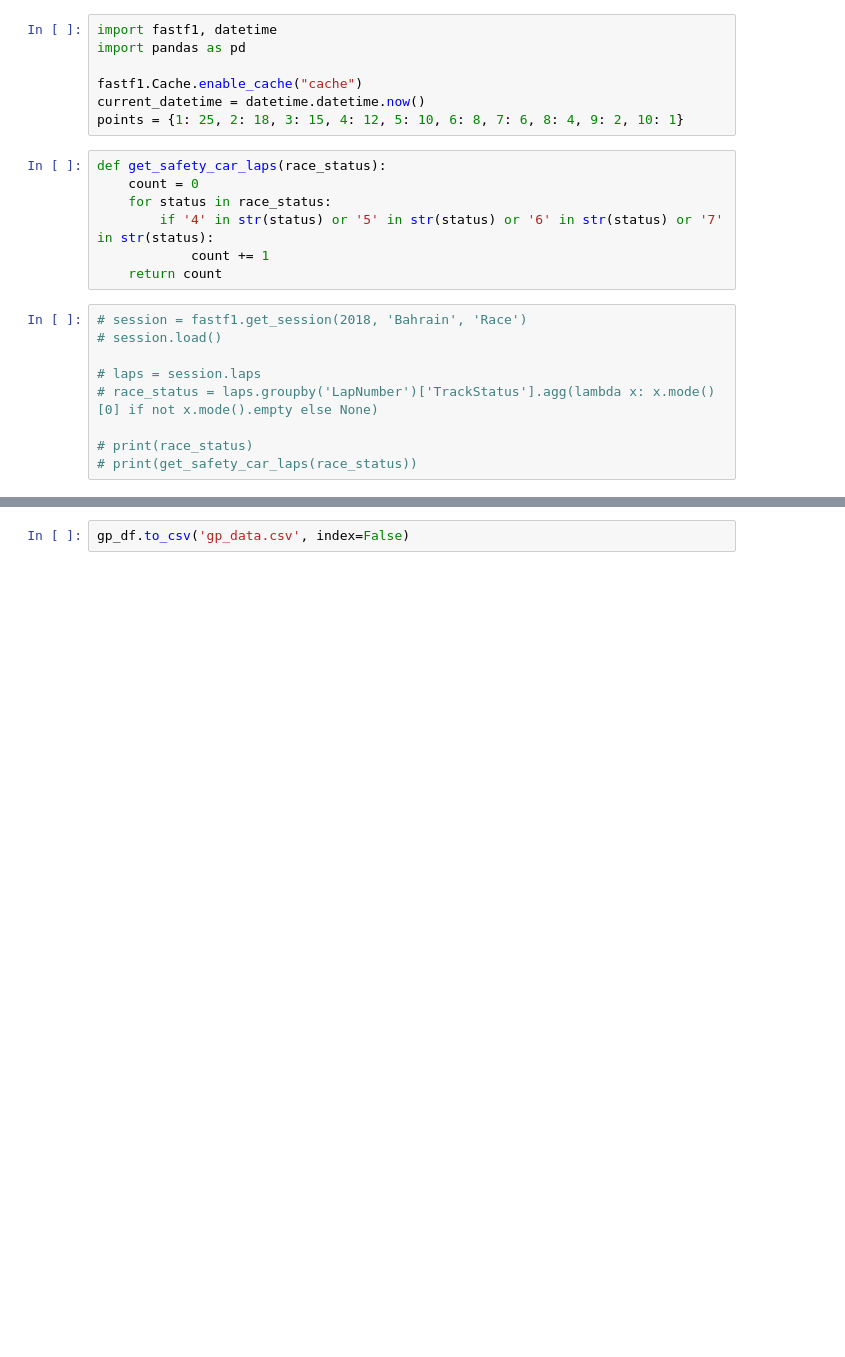
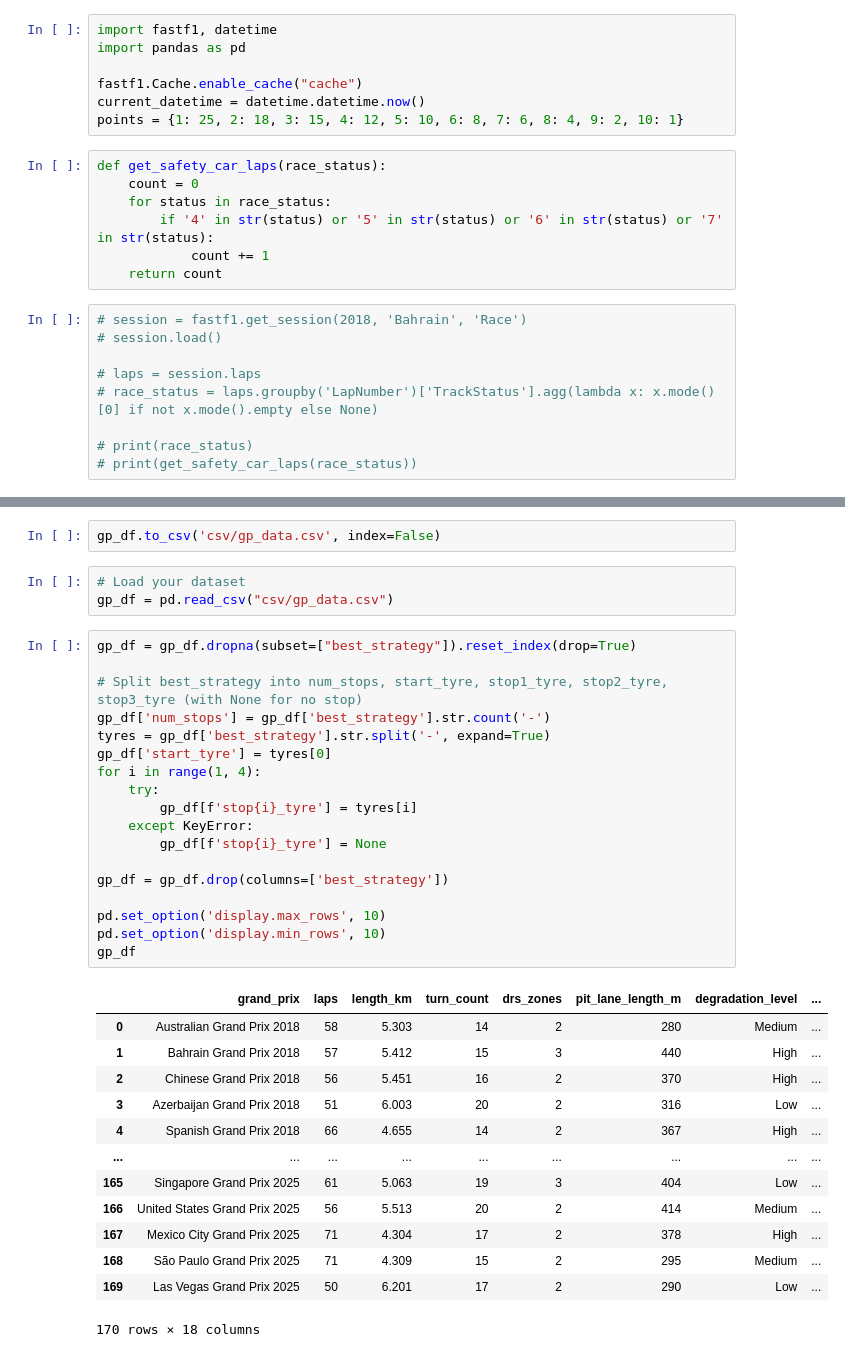
Before and after one commit to idris-p/F1-Strategy-Optimiser, a Jupyter notebook: backend/strategy.ipynb, the cells around one changed output, grey strips where cells are left out. Cells and saved outputs as stored; diff of their text form; blank space fills up the shorter version.

```diff
--- a/backend/strategy.ipynb
+++ b/backend/strategy.ipynb
@@ -265,3 +277,38 @@ gp_df
 # %%
-gp_df.to_csv('gp_data.csv', index=False)
+gp_df.to_csv('csv/gp_data.csv', index=False)
+# %%
+# Load your dataset
+gp_df = pd.read_csv("csv/gp_data.csv")
+# %%
+gp_df = gp_df.dropna(subset=["best_strategy"]).reset_index(drop=True)
+
+# Split best_strategy into num_stops, start_tyre, stop1_tyre, stop2_tyre, stop3_tyre (with None for no stop)
+gp_df['num_stops'] = gp_df['best_strategy'].str.count('-')
+tyres = gp_df['best_strategy'].str.split('-', expand=True)
+gp_df['start_tyre'] = tyres[0]
+for i in range(1, 4):
+    try:
+        gp_df[f'stop{i}_tyre'] = tyres[i]
+    except KeyError:
+        gp_df[f'stop{i}_tyre'] = None
+
+gp_df = gp_df.drop(columns=['best_strategy'])
+
+pd.set_option('display.max_rows', 10)
+pd.set_option('display.min_rows', 10)
+gp_df
+# %% [output]
+|  | grand_prix | laps | length_km | turn_count | drs_zones | pit_lane_length_m | degradation_level | ... |
+| 0 | Australian Grand Prix 2018 | 58 | 5.303 | 14 | 2 | 280 | Medium | ... |
+| 1 | Bahrain Grand Prix 2018 | 57 | 5.412 | 15 | 3 | 440 | High | ... |
+| 2 | Chinese Grand Prix 2018 | 56 | 5.451 | 16 | 2 | 370 | High | ... |
+| 3 | Azerbaijan Grand Prix 2018 | 51 | 6.003 | 20 | 2 | 316 | Low | ... |
+| 4 | Spanish Grand Prix 2018 | 66 | 4.655 | 14 | 2 | 367 | High | ... |
+| ... | ... | ... | ... | ... | ... | ... | ... | ... |
+| 165 | Singapore Grand Prix 2025 | 61 | 5.063 | 19 | 3 | 404 | Low | ... |
+| 166 | United States Grand Prix 2025 | 56 | 5.513 | 20 | 2 | 414 | Medium | ... |
+| 167 | Mexico City Grand Prix 2025 | 71 | 4.304 | 17 | 2 | 378 | High | ... |
+| 168 | São Paulo Grand Prix 2025 | 71 | 4.309 | 15 | 2 | 295 | Medium | ... |
+| 169 | Las Vegas Grand Prix 2025 | 50 | 6.201 | 17 | 2 | 290 | Low | ... |
+170 rows × 18 columns
 # %%
```
Also changed, not shown: parts of 3 cells of this notebook, 16 other files.
